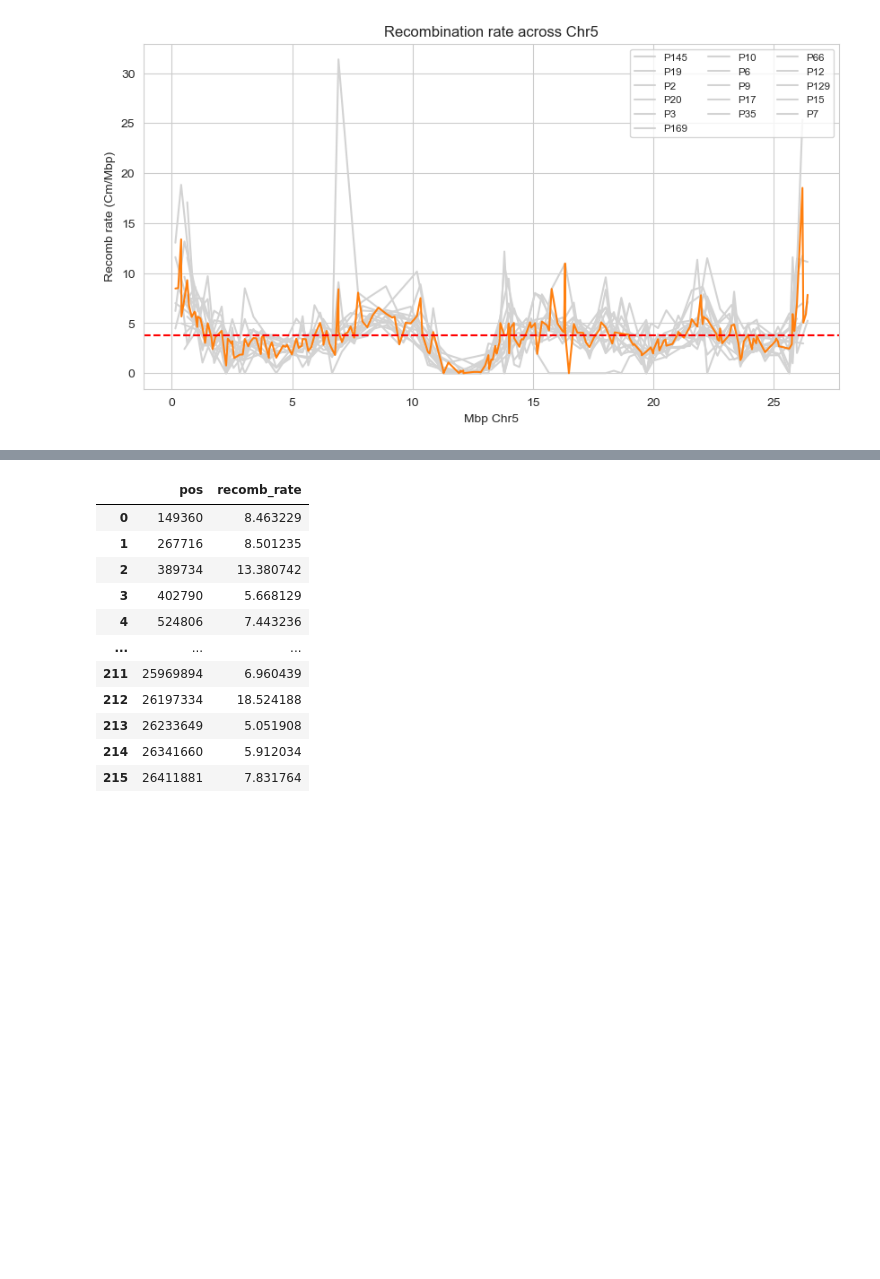
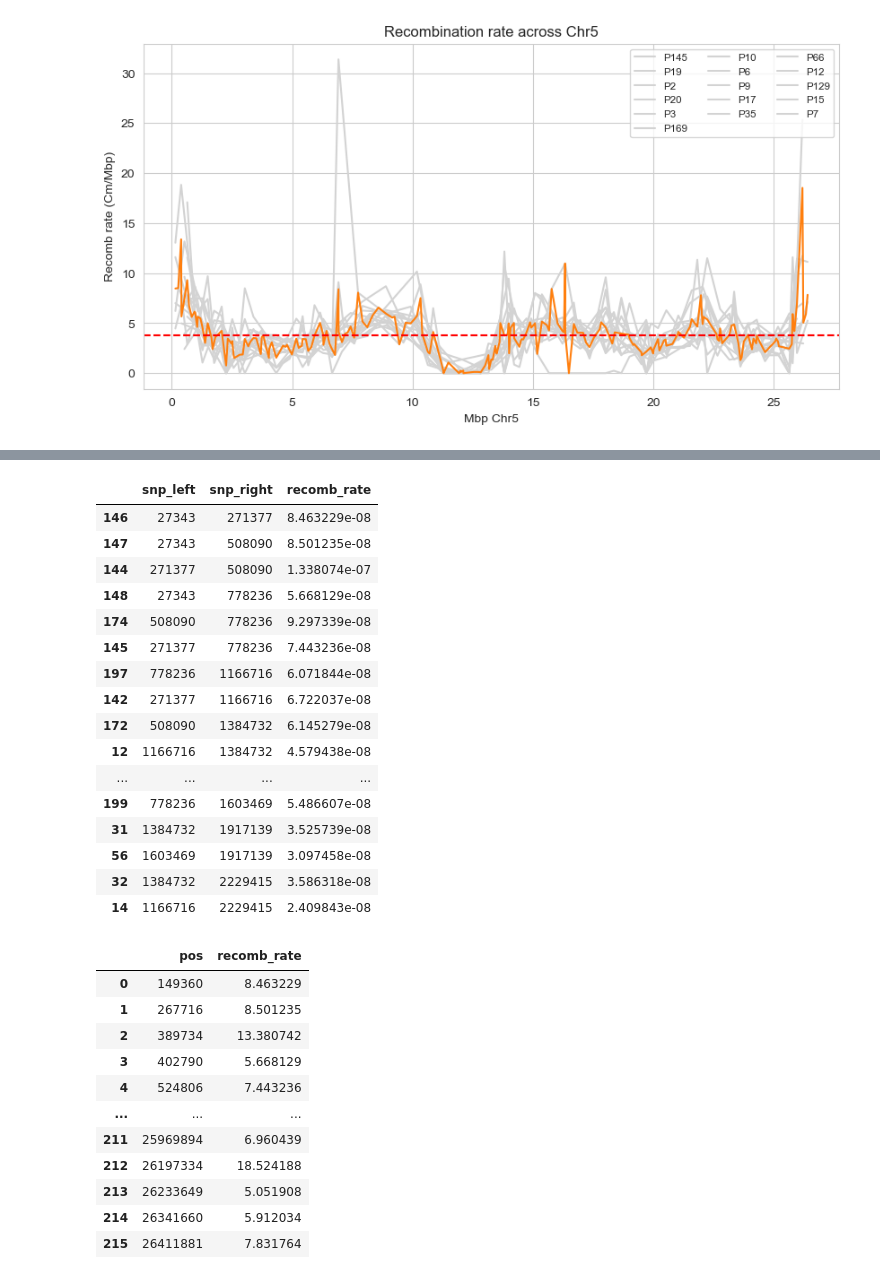
Before and after one commit to Tatianabellagio/slim_grenenet, a Jupyter notebook: crossover_map/crossover_map.ipynb, the cells around one changed output, grey strips where cells are left out. Drawn from its saved outputs; the diff is of its cells as text; code cells hidden in the pictures; blank space fills up the shorter version.

```diff
--- a/crossover_map/crossover_map.ipynb
+++ b/crossover_map/crossover_map.ipynb
@@ -81,3 +107,27 @@ plt.show()
+# %%
+recomb_rate_slim['recomb_rate'] = recomb_rate_slim['recomb_rate'] * 1e-8
+# %%
+recomb_rate_slim = recomb_rate_slim.sort_values(by='snp_right', ascending=True)
+# %%
+recomb_rate_slim.head(20)
+# %% [output]
+|  | snp_left | snp_right | recomb_rate |
+| 146 | 27343 | 271377 | 8.463229e-08 |
+| 147 | 27343 | 508090 | 8.501235e-08 |
+| 144 | 271377 | 508090 | 1.338074e-07 |
+| 148 | 27343 | 778236 | 5.668129e-08 |
+| 174 | 508090 | 778236 | 9.297339e-08 |
+| 145 | 271377 | 778236 | 7.443236e-08 |
+| 197 | 778236 | 1166716 | 6.071844e-08 |
+| 142 | 271377 | 1166716 | 6.722037e-08 |
+| 172 | 508090 | 1384732 | 6.145279e-08 |
+| 12 | 1166716 | 1384732 | 4.579438e-08 |
+| ... | ... | ... | ... |
+| 199 | 778236 | 1603469 | 5.486607e-08 |
+| 31 | 1384732 | 1917139 | 3.525739e-08 |
+| 56 | 1603469 | 1917139 | 3.097458e-08 |
+| 32 | 1384732 | 2229415 | 3.586318e-08 |
+| 14 | 1166716 | 2229415 | 2.409843e-08 |
 # %%
 recomb_rate_mean['pos'] = (recomb_rate_mean['midpoint_mbp'] * 1000000).round().astype(int)
 # %%
```
Also changed, not shown: parts of 5 cells of this notebook, 48 other files.
